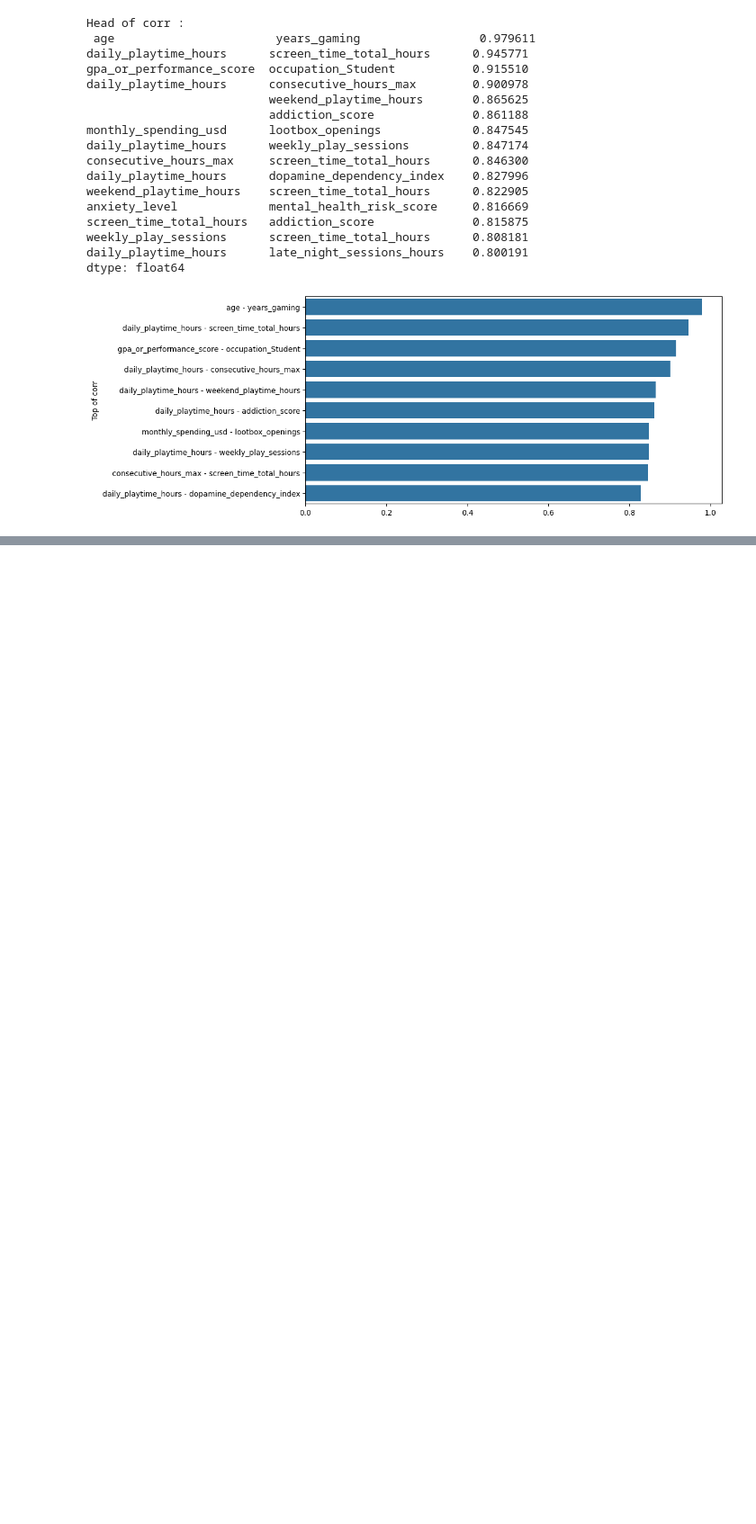
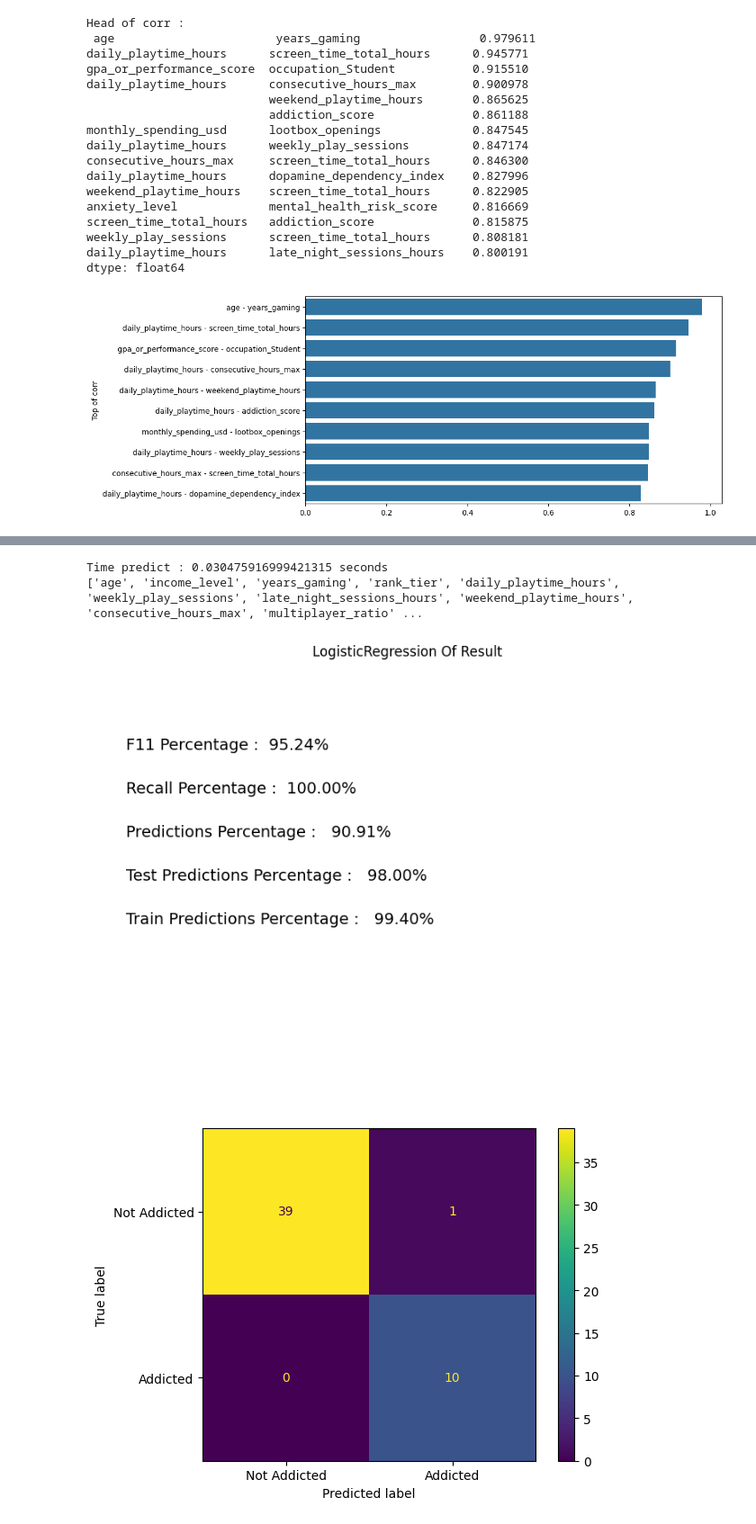
Before and after one commit to tiopramana/machine_learning, a Jupyter notebook: Project/Gaming_addiction/main.ipynb, the cells around one changed output, grey strips where cells are left out. Shown at 90% size. Saved outputs shown, nothing was run; the diff lists cells and outputs as text; code cells hidden in the pictures; blank space fills up the shorter version.

```diff
--- a/Project/Gaming_addiction/main.ipynb
+++ b/Project/Gaming_addiction/main.ipynb
@@ -323,0 +330,17 @@ plt.show()
+# %%
+# Train and test using RandomForestRegression
+time_start = time.perf_counter()
+
+model_rfr = RandomForestRegressor(max_depth=10, random_state=42, min_samples_split=10, min_samples_leaf=5)
+
+model_rfr.fit(X_train_smote, y_train_smote)
+
+y_smote_preds = model_rfr.predict(X_valid)
+
+mae = mean_absolute_error(y_valid, y_smote_preds)
+r2 = r2_score(y_valid, y_smote_preds)
+
+print("Time accuracy", format(time.perf_counter() - time_start, '.2f'), 'seconds')
+
+print(f"MAE score : {mae * 100 : .2f}%")
+print(f"R2 score : {r2 * 100 : .2f}%")
@@ -323,0 +407,46 @@ plt.show()
+# %%
+# Classifier using LogisticRegression
+
+time_start = time.perf_counter()
+
+model_lgr = LogisticRegression(
+    max_iter=1000,
+    C=0.8,
+    class_weight='balanced',
+    random_state=42
+    )
+
+model_lgr.fit(X_train_smote, y_train_smote)
+
+train_predictions = model_lgr.predict(X_train_smote)
+test_predictions = model_lgr.predict(X_valid)
+
+# Evaluate
+train_accuracy = accuracy_score(y_train_smote, train_predictions)
+test_accuracy = accuracy_score(y_valid, test_predictions)
+
+Recall = recall_score(y_valid, test_predictions )
+Predictions = precision_score(y_valid, test_predictions)
+F11 = f1_score(y_valid, test_predictions)
+cm = confusion_matrix(y_valid, test_predictions)
+
+print(f"Time predict : {format(time.perf_counter() - time_start)} seconds")
+
+plt.figure(figsize=(10,7))
+plt.axis('off')
+plt.title("LogisticRegression Of Result")
+
+plt.text(0.05, 0.80, f"F11 Percentage : {F11 * 100 : .2f}%", fontsize = 14, ha='left')
+plt.text(0.05, 0.70, f"Recall Percentage : {Recall * 100 : .2f}%", fontsize = 14, ha='left')
+plt.text(0.05, 0.60, f"Predictions Percentage :  {Predictions * 100 : .2f}%", fontsize=14, ha='left')
+plt.text(0.05, 0.50, f"Test Predictions Percentage :  {test_accuracy * 100 : .2f}%", fontsize=14, ha='left')
+plt.text(0.05, 0.40, f"Train Predictions Percentage :  {train_accuracy * 100 : .2f}%", fontsize=14, ha='left')
+
+ConfusionMatrixDisplay(confusion_matrix=cm, display_labels=['Not Addicted', 'Addicted']).plot()
+
+plt.show()
+# %% [output]
+Time predict : 0.030475916999421315 seconds
+['age', 'income_level', 'years_gaming', 'rank_tier', 'daily_playtime_hours', 'weekly_play_sessions', 'late_night_sessions_hours', 'weekend_playtime_hours', 'consecutive_hours_max', 'multiplayer_ratio' ...
+[figure, added]
+[figure, added]
```
Also changed, not shown: parts of 13 cells of this notebook, 1 other file.
